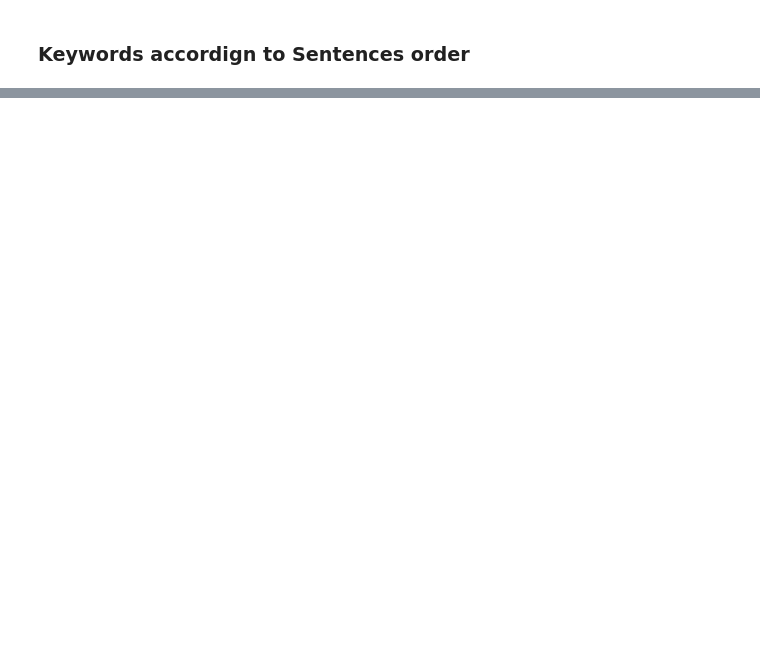
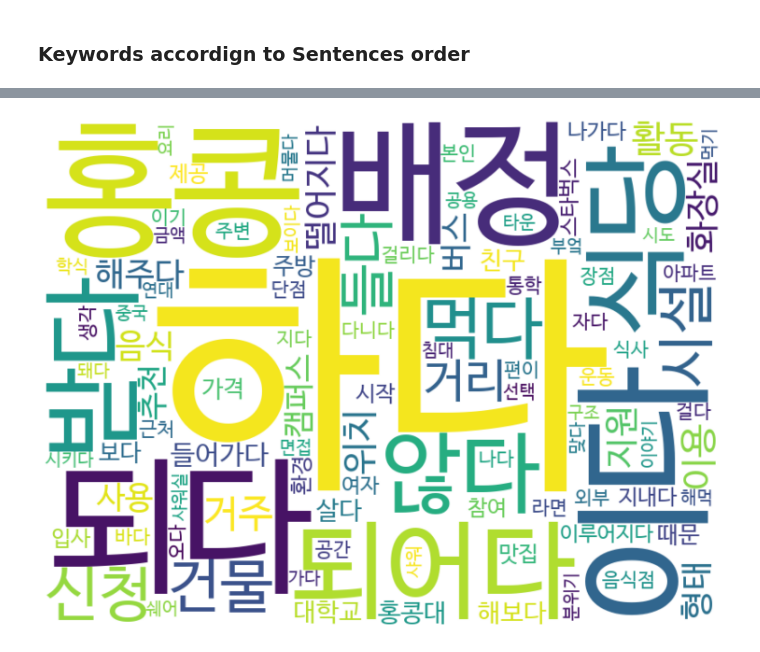
Before and after one commit to snoop2head/yonsei-exchange-program, a Jupyter notebook: extract_keyword_term_frequency.ipynb, the cells around one changed output, grey strips where cells are left out. Drawn from its saved outputs; the diff is of its cells as text; code cells hidden in the pictures; blank space fills up the shorter version.

Commit message:
summary and generate wordcloud for hku

```diff
--- a/extract_keyword_term_frequency.ipynb
+++ b/extract_keyword_term_frequency.ipynb
@@ -304,0 +334,11 @@ print(len(zipped_bow_words_subtracted))
+# %%
+backgroundcolor = "white"
+width=800
+height=600
+wordcloud = WordCloud(font_path = fontpath,
+                        # stopwords = STOPWORDS,
+                        background_color = backgroundcolor,
+                        max_words= 100,
+                        max_font_size= 300,
+                        width = width,
+                        height = height)
@@ -304,0 +358,19 @@ print(len(zipped_bow_words_subtracted))
+# %%
+from konlpy.tag import Okt
+okt_tokenizer = Okt()
+
+def okt_kor_tokenizer(raw, stopwords):
+    # position arguments(or position tags): 내가 뽑아내고 싶은 형태소들
+    twitter_pos = ["Noun", "Alpha", "Verb", "Number", "Adverb"]
+    twitter_list = [
+        word
+        # normalize 그랰ㅋㅋ -> 그래ㅋㅋ  # stemming 바뀌나->바뀌다
+        for word, tag in okt_tokenizer.pos(raw, norm=True, stem=True)
+        if len(word) > 1 and tag in twitter_pos and word not in stopwords
+    ]
+    return twitter_list
+
+# combine extracted noun and verb list without overlapping
+# %%
+okt_words = okt_kor_tokenizer(summary, stopwords_list)
+okt_words[:10]
@@ -304,0 +379,5 @@ print(len(zipped_bow_words_subtracted))
+# %%
+# Okt divided nouns list term frequency
+okt_words_counted = Counter(okt_words)
+print("number of counted words:", len(okt_words_counted))
+okt_words_counted.most_common(100)
@@ -304,0 +403,9 @@ print(len(zipped_bow_words_subtracted))
+# %%
+# 빈도수 별로 단어를 크게 표시한다
+wordcloud.generate_from_frequencies(frequencies = okt_words_counted) # mecab으로 추출한 명사로 워드클라우드를 그린다.
+plt.figure(figsize = (15 , 10))
+plt.imshow(wordcloud)
+plt.axis("off")
+plt.show()
+# %% [output]
+[figure, added]
```
Also changed, not shown: parts of 20 cells of this notebook.
